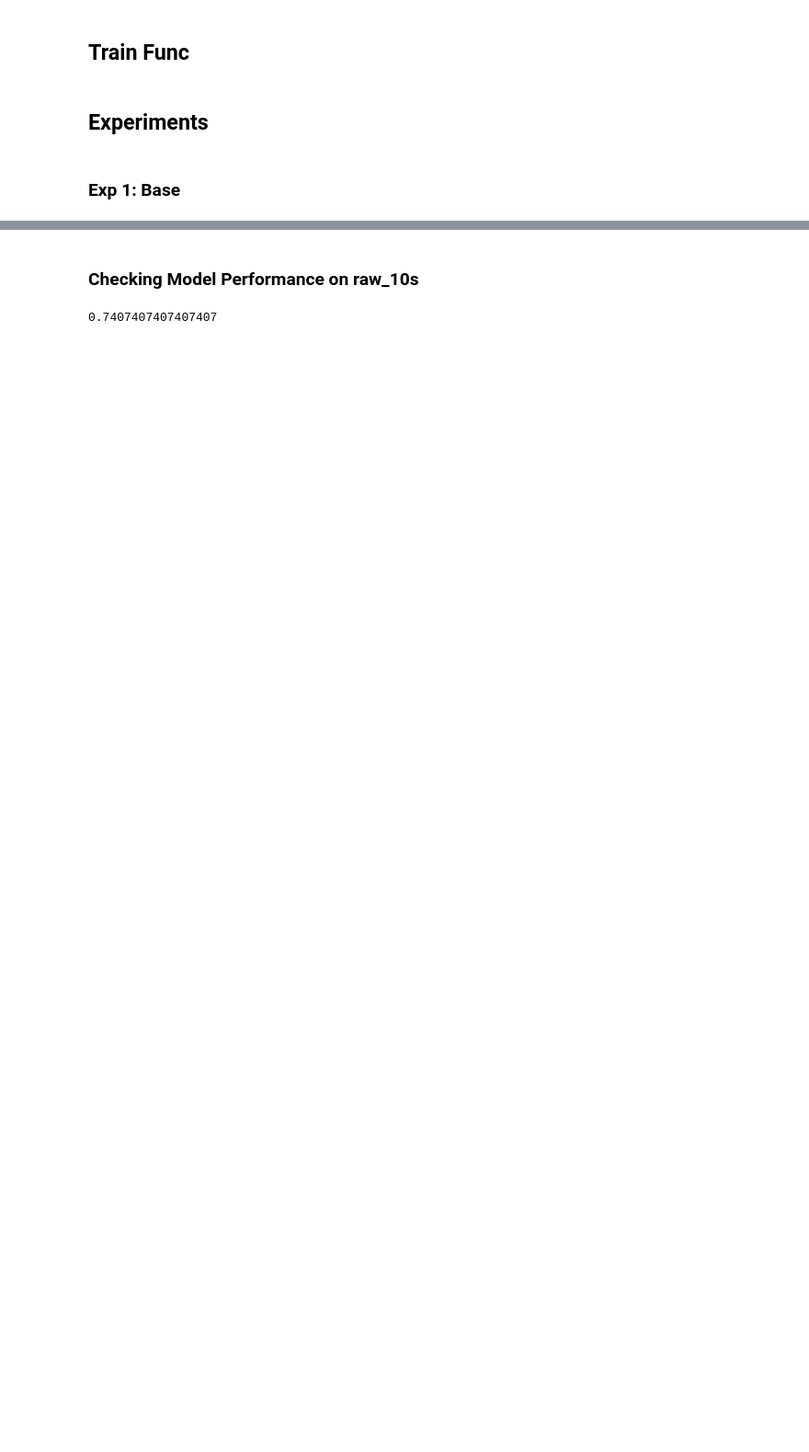
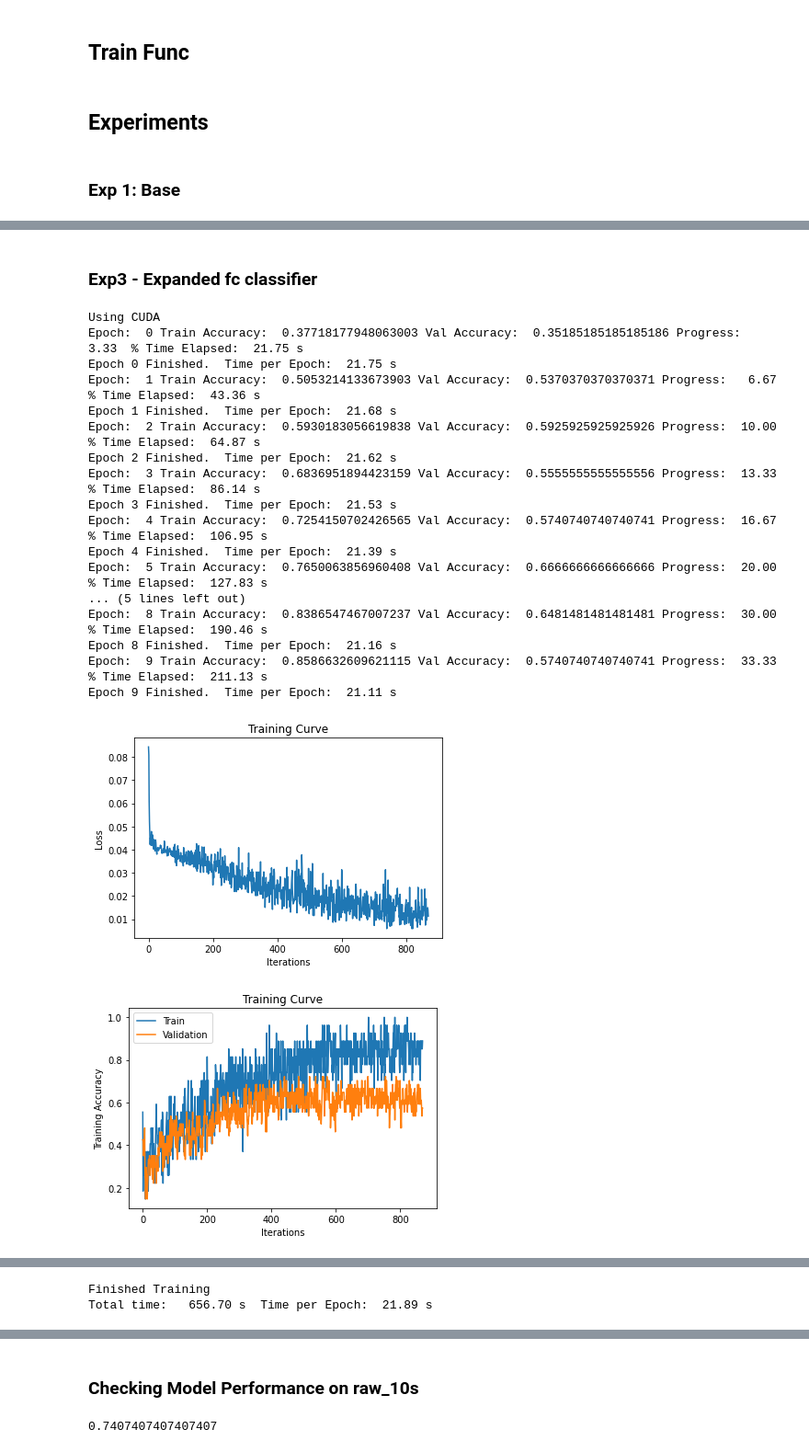
Before and after one commit to mingshi1214/Accent_Classifier, a Jupyter notebook: RNN_Acc_Class.ipynb, the cells around one changed output, grey strips where cells are left out. Shown at 92% size. Saved outputs shown, nothing was run; the diff lists cells and outputs as text; code cells hidden in the pictures; blank space fills up the shorter version.

```diff
--- a/RNN_Acc_Class.ipynb
+++ b/RNN_Acc_Class.ipynb
@@ -265,0 +413,67 @@ KeyboardInterrupt: ignored
+# %% [markdown]
+### Exp3 - Expanded fc classifier
+# %%
+class AccClassRNN(nn.Module):
+  def __init__(self, input_size, hidden_size, num_classes, batch_size, name, nonlinearity='tanh', dropout=0):
+    super(AccClassRNN, self).__init__()
+    self.ident = torch.eye(input_size)
+    self.input_size = input_size
+    self.hidden_size = hidden_size
+    self.num_classes = num_classes
+
+    self.fc = nn.Sequential(nn.Linear(hidden_size, 10),
+                            nn.Linear(10, 8),
+                            nn.Linear(8, num_classes),)
+    self.batch_size = batch_size
+    self.name = ("AccClassRNN_hiddensize%d_nonlinearity%s_dropout_%f"%(hidden_size, nonlinearity,dropout))
+    self.name += name
+
+    self.rnn = nn.RNN(input_size=input_size, hidden_size=hidden_size, batch_first=True, num_layers=num_classes, nonlinearity=nonlinearity, dropout=dropout)
+
+  def forward(self, x):
+    # Look up the embedding
+    #print(x)
+    #print(x.shape)
+    #print(x.transpose(1,2).shape)
+    #x = np.multiply(self.ident, x)
+    # Set an initial hidden state
+    h0 = torch.zeros(self.num_classes, self.batch_size, self.hidden_size).cuda()
+    # Forward propagate the RNN
+    out, _ = self.rnn(x, h0)
+    # Pass the output of the last time step to the classifier
+    output = self.fc(torch.max(out, dim=1)[0])
+    return output
+# %%
+if torch.cuda.is_available():
+  print("Using CUDA")
+num_epochs = 50
+learning_rate = 0.001
+hidden_size = 20
+num_classes = 3
+name = "data_ps1and2_gn0.05"
+acc_net = AccClassRNN(mfcc_bands, hidden_size, num_classes, batch_size, name, nonlinearity="relu")
+train_net(acc_net, batch_size = 27, learning_rate = 0.001, num_epochs = 30)
+#train_rnn_network(acc_net, train_data, val_data, batch_size = 27, learning_rate = learning_rate, num_epochs = num_epochs)
+
+#lstm = LSTM(mfcc_bands, hidden_size, num_classes)
+#train_net(lstm, batch_size = 27, learning_rate = 0.001, num_epochs = 30)
+# %% [output]
+Using CUDA
+Epoch:  0 Train Accuracy:  0.37718177948063003 Val Accuracy:  0.35185185185185186 Progress:   3.33  % Time Elapsed:  21.75 s
+Epoch 0 Finished.  Time per Epoch:  21.75 s
+Epoch:  1 Train Accuracy:  0.5053214133673903 Val Accuracy:  0.5370370370370371 Progress:   6.67  % Time Elapsed:  43.36 s
+Epoch 1 Finished.  Time per Epoch:  21.68 s
+Epoch:  2 Train Accuracy:  0.5930183056619838 Val Accuracy:  0.5925925925925926 Progress:  10.00  % Time Elapsed:  64.87 s
+Epoch 2 Finished.  Time per Epoch:  21.62 s
+Epoch:  3 Train Accuracy:  0.6836951894423159 Val Accuracy:  0.5555555555555556 Progress:  13.33  % Time Elapsed:  86.14 s
+Epoch 3 Finished.  Time per Epoch:  21.53 s
+Epoch:  4 Train Accuracy:  0.7254150702426565 Val Accuracy:  0.5740740740740741 Progress:  16.67  % Time Elapsed:  106.95 s
+Epoch 4 Finished.  Time per Epoch:  21.39 s
+Epoch:  5 Train Accuracy:  0.7650063856960408 Val Accuracy:  0.6666666666666666 Progress:  20.00  % Time Elapsed:  127.83 s
+... (5 lines left out)
+Epoch:  8 Train Accuracy:  0.8386547467007237 Val Accuracy:  0.6481481481481481 Progress:  30.00  % Time Elapsed:  190.46 s
+Epoch 8 Finished.  Time per Epoch:  21.16 s
+Epoch:  9 Train Accuracy:  0.8586632609621115 Val Accuracy:  0.5740740740740741 Progress:  33.33  % Time Elapsed:  211.13 s
+Epoch 9 Finished.  Time per Epoch:  21.11 s
+[figure, added]
+[figure, added]
@@ -265,0 +524,2 @@ KeyboardInterrupt: ignored
+Finished Training
+Total time:   656.70 s  Time per Epoch:  21.89 s
```
Also changed, not shown: parts of 10 cells of this notebook.
